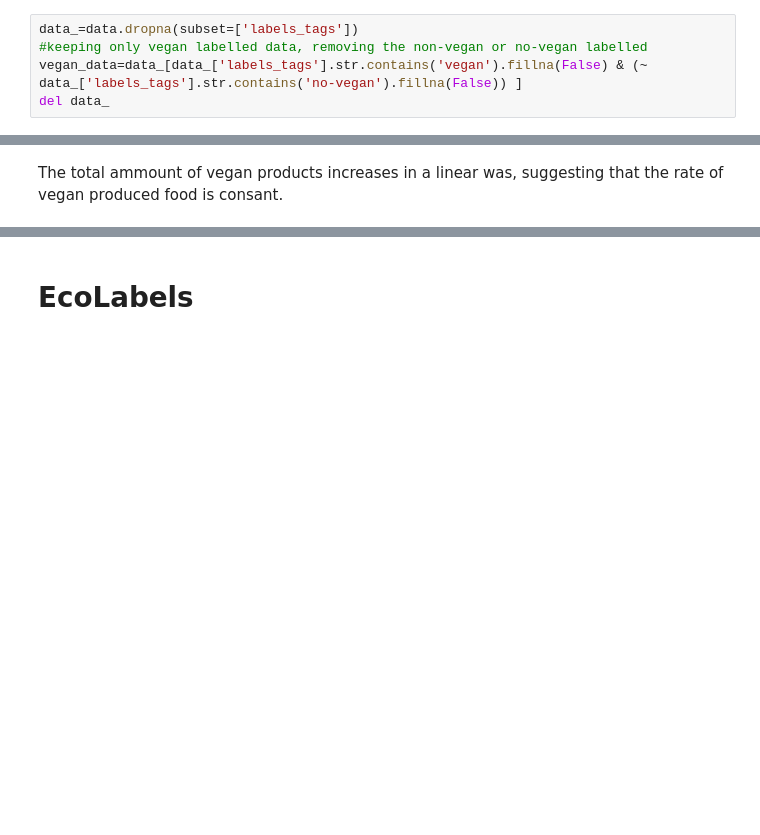
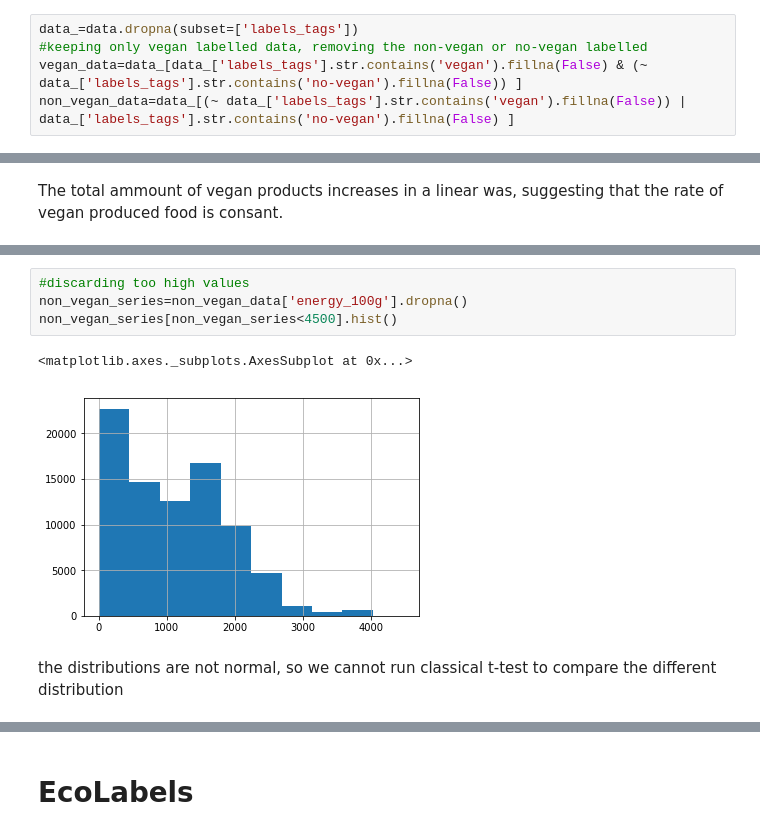
Before and after one commit to lanzrein/ada_project, a Jupyter notebook: Milestone2.ipynb, the cells around one changed output, grey strips where cells are left out. Drawn from its saved outputs; the diff is of its cells as text; blank space fills up the shorter version.

```diff
--- a/Milestone2.ipynb
+++ b/Milestone2.ipynb
@@ -154,6 +154,6 @@ set for vegan
 data_=data.dropna(subset=['labels_tags'])
 #keeping only vegan labelled data, removing the non-vegan or no-vegan labelled
 vegan_data=data_[data_['labels_tags'].str.contains('vegan').fillna(False) & (~ data_['labels_tags'].str.contains('no-vegan').fillna(False)) ]
-del data_
+non_vegan_data=data_[(~ data_['labels_tags'].str.contains('vegan').fillna(False)) | data_['labels_tags'].str.contains('no-vegan').fillna(False) ]
 # %%
 vegan_data.to_csv(DATAPATH+'vegan.csv',columns=vegan_data.columns,index=True)
@@ -522,0 +563,9 @@ The total ammount of vegan products increases in a linear was, suggesting that t
+# %%
+#discarding too high values
+non_vegan_series=non_vegan_data['energy_100g'].dropna()
+non_vegan_series[non_vegan_series<4500].hist()
+# %% [output]
+<matplotlib.axes._subplots.AxesSubplot at 0x...>
+[figure, added]
+# %% [markdown]
+the distributions are not normal, so we cannot run classical t-test to compare the different distribution
```
Also changed, not shown: parts of 8 cells of this notebook.
